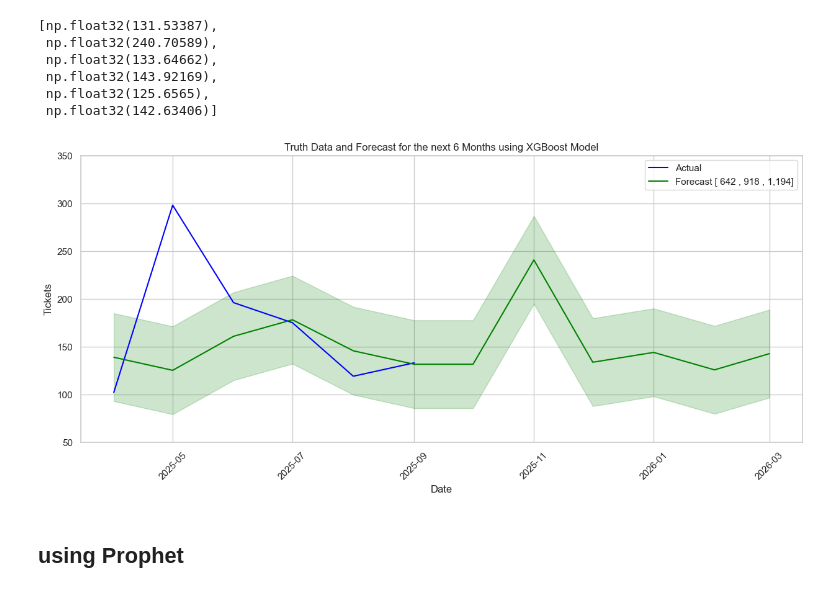
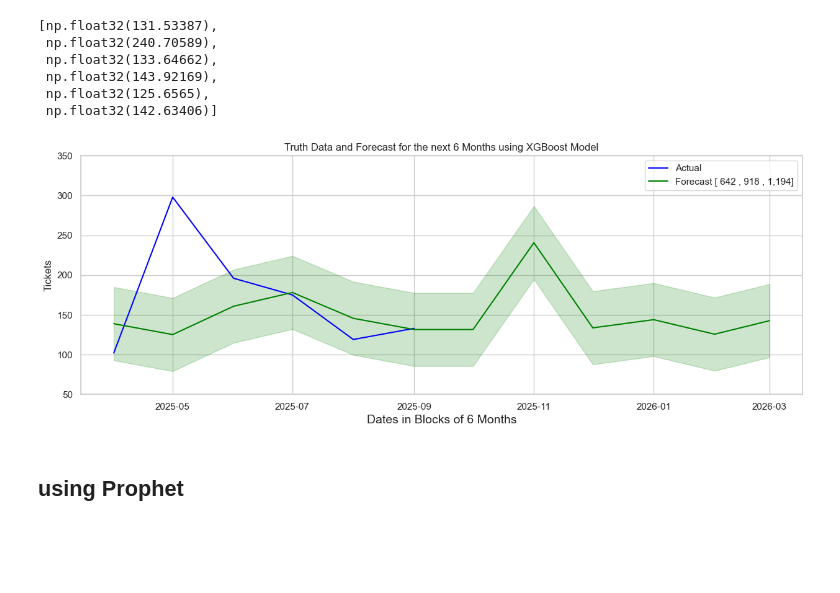
Before and after one commit to jorgeerodriguez/Jira, a Jupyter notebook: Jira.ipynb, the cells around one changed output. Cells and saved outputs as stored; diff of their text form; code cells hidden in the pictures; blank space fills up the shorter version.

Commit message:
Fixing Graph Size to be the same on both forcasting

```diff
--- a/Jira.ipynb
+++ b/Jira.ipynb
@@ -2906,37 +2906,37 @@ future_df['yhat_upper'] = future_df['Predicted_Value'] + mae
 
 past_dates = pd.date_range(start=X_test.index[0], periods=PERIODS, freq='MS')[0:]
 past_df = pd.DataFrame({'Date': past_dates, 'Predicted_Value': y_pred})
 past_df.set_index('Date', inplace=True)
 past_df['yhat_lower'] = past_df['Predicted_Value'] - mae
 past_df['yhat_upper'] = past_df['Predicted_Value'] + mae
 
 all_dates_df = pd.concat([past_df, future_df])
 
 #y_pred1 = np.append(y_pred.copy(), future_df[0:1]['Predicted_Value'])
 #X_test1 = np.concatenate((X_test.copy(), future_df[0:1]))
 #y_pred = np.concatenate([y_pred, future_forecast])
 
-plt.figure(figsize=(15, 6))
+plt.figure(figsize=(15, 5))
 plt.plot(X_test.index, y_test, label='Actual',color='blue')
 plt.plot(all_dates_df.index, all_dates_df['Predicted_Value'], label=f'Forecast [ {future_df["yhat_lower"].values.sum():,.0f} , {future_df["Predicted_Value"].values.sum():,.0f} , {future_df["yhat_upper"].values.sum():,.0f}]', linestyle='-', color='green')
 #plt.plot(past_df.index, past_df['Predicted_Value'], label='', color='green')
 #plt.fill_between(future_df.index, future_df['yhat_lower'], future_df['yhat_upper'], color='green', alpha=0.2)
 #plt.fill_between(past_df.index, past_df['yhat_lower'], past_df['yhat_upper'], color='green', alpha=0.2)
 
 plt.fill_between(all_dates_df.index, all_dates_df['yhat_lower'], all_dates_df['yhat_upper'], color='green', alpha=0.2)
 
 plt.title(f'Truth Data and Forecast for the next {PERIODS} Months using XGBoost Model')
-plt.xlabel('Date')
+plt.xlabel(f"Dates in Blocks of {PERIODS} Months", fontsize=14)
 plt.ylabel('Tickets')
 #plt.ylim(50, max(y_test.max(), future_df['Predicted_Value'].max()) + 45)
-plt.xticks(rotation=45)
+plt.xticks(rotation=0)
 # If you want to set y-tick increments, use plt.yticks()
 # For example, to set y-ticks every 100 units:
 plt.yticks(np.arange(50, max(y_test.max(), future_df['Predicted_Value'].max()) + 100, 50))
 plt.legend()
 plt.show()
 # %% [output]
-[figure, old version]
+[figure, new version]
 # %% [markdown]
 ## using Prophet
 # %%
```
Also changed, not shown: parts of 1 cell of this notebook.
